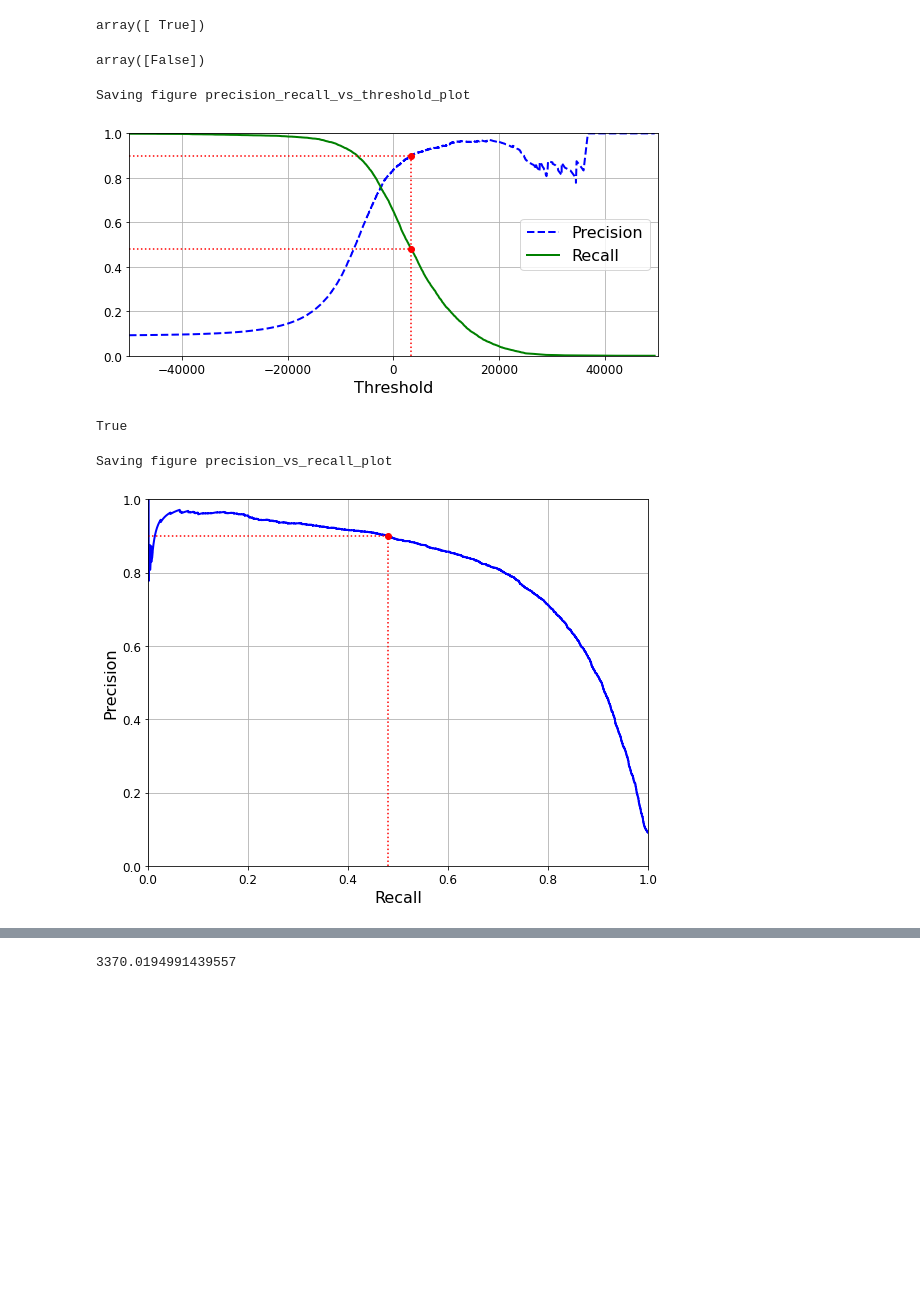
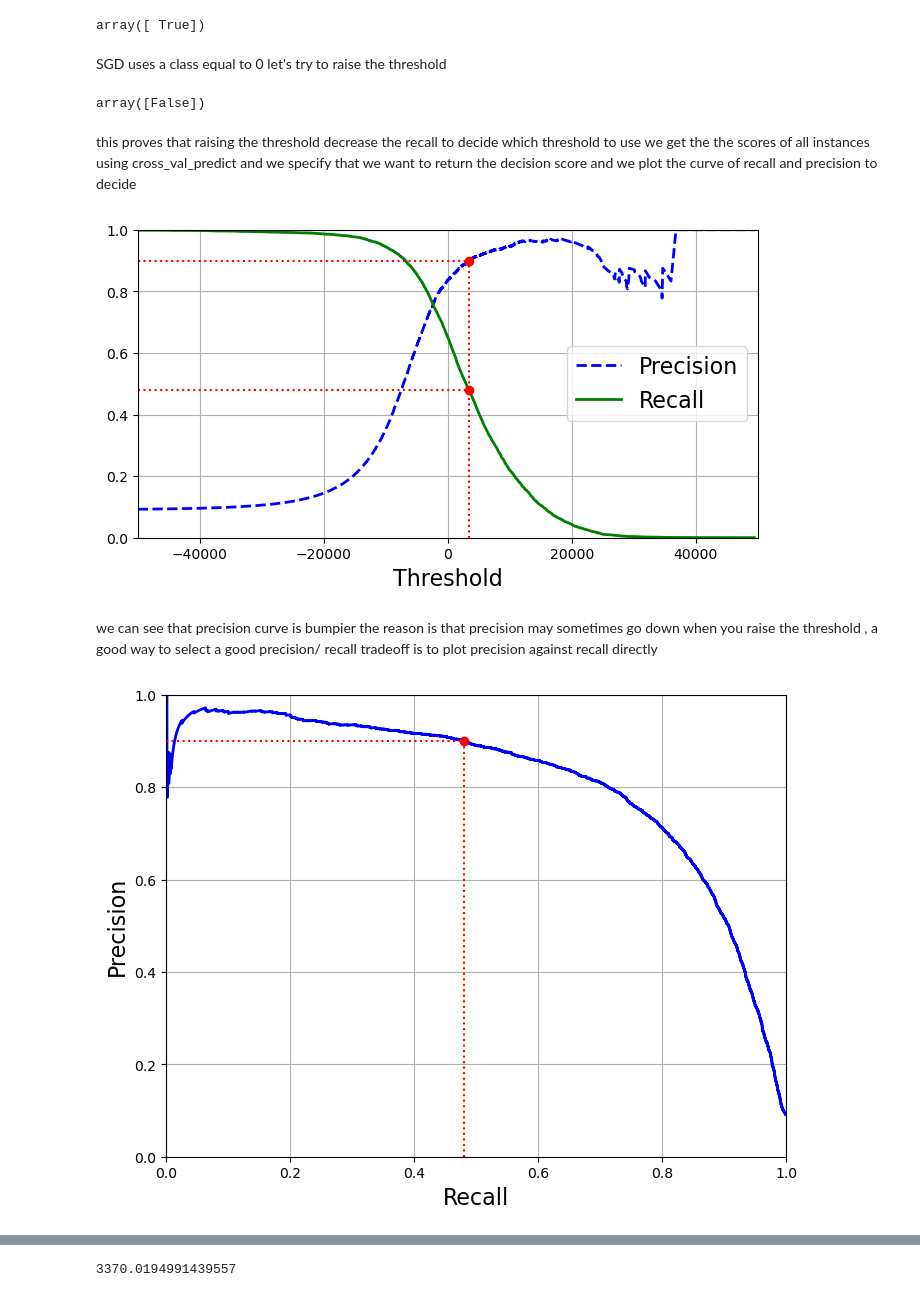
Before and after one commit to walidbet18/Digit-Classifier, a Jupyter notebook: Digit Classifier.ipynb, the cells around one changed output, grey strips where cells are left out. Saved outputs shown, nothing was run; the diff lists cells and outputs as text; code cells hidden in the pictures; blank space fills up the shorter version.

```diff
--- a/Digit Classifier.ipynb
+++ b/Digit Classifier.ipynb
@@ -107,7 +68,7 @@ y_test_5 = (y_test == 5)
 # %%
 from sklearn.linear_model import SGDClassifier
 
-sgd_clf = SGDClassifier(max_iter=1000, tol=1e-3, random_state=42)
+sgd_clf = SGDClassifier(random_state=42)
 sgd_clf.fit(X_train, y_train_5)
 # %% [output]
 SGDClassifier(random_state=42)
@@ -221,12 +174,17 @@ y_some_digit_pred = (y_scores > threshold)
 y_some_digit_pred
 # %% [output]
 array([ True])
+# %% [markdown]
+SGD uses a class equal to 0 let's try to raise the threshold
 # %%
 threshold = 8000
 y_some_digit_pred = (y_scores > threshold)
 y_some_digit_pred
 # %% [output]
 array([False])
+# %% [markdown]
+this proves that raising the threshold decrease the recall
+to decide which threshold to use we get the the scores of all instances using cross_val_predict and we specify that we want to return the decision score and we plot the curve of recall and precision to decide
 # %%
 y_scores = cross_val_predict(sgd_clf, X_train, y_train_5, cv=3,
                              method="decision_function")
@@ -237,34 +195,31 @@ precisions, recalls, thresholds = precision_recall_curve(y_train_5, y_scores)
 # %%
 def plot_precision_recall_vs_threshold(precisions, recalls, thresholds):
     plt.plot(thresholds, precisions[:-1], "b--", label="Precision", linewidth=2)
     plt.plot(thresholds, recalls[:-1], "g-", label="Recall", linewidth=2)
     plt.legend(loc="center right", fontsize=16) # Not shown in the book
     plt.xlabel("Threshold", fontsize=16)        # Not shown
     plt.grid(True)                              # Not shown
     plt.axis([-50000, 50000, 0, 1])             # Not shown
 
 
 
 recall_90_precision = recalls[np.argmax(precisions >= 0.90)]
 threshold_90_precision = thresholds[np.argmax(precisions >= 0.90)]
 
 
 plt.figure(figsize=(8, 4))                                                                  # Not shown
 plot_precision_recall_vs_threshold(precisions, recalls, thresholds)
 plt.plot([threshold_90_precision, threshold_90_precision], [0., 0.9], "r:")                 # Not shown
 plt.plot([-50000, threshold_90_precision], [0.9, 0.9], "r:")                                # Not shown
 plt.plot([-50000, threshold_90_precision], [recall_90_precision, recall_90_precision], "r:")# Not shown
 plt.plot([threshold_90_precision], [0.9], "ro")                                             # Not shown
 plt.plot([threshold_90_precision], [recall_90_precision], "ro")                             # Not shown
-save_fig("precision_recall_vs_threshold_plot")                                              # Not shown
 plt.show()
 # %% [output]
-Saving figure precision_recall_vs_threshold_plot
-[figure, old version]
+[figure, new version]
-# %%
-(y_train_pred == (y_scores > 0)).all()
-# %% [output]
-True
+# %% [markdown]
+we can see that precision curve is bumpier the reason is that precision may sometimes go down when you raise the threshold ,
+a good way to select a good precision/ recall tradeoff is to plot precision against recall directly
 # %%
 def plot_precision_vs_recall(precisions, recalls):
     plt.plot(recalls, precisions, "b-", linewidth=2)
@@ -278,8 +233,6 @@ plot_precision_vs_recall(precisions, recalls)
 plt.plot([recall_90_precision, recall_90_precision], [0., 0.9], "r:")
 plt.plot([0.0, recall_90_precision], [0.9, 0.9], "r:")
 plt.plot([recall_90_precision], [0.9], "ro")
-save_fig("precision_vs_recall_plot")
 plt.show()
 # %% [output]
-Saving figure precision_vs_recall_plot
-[figure, old version]
+[figure, new version]
```
Also changed, not shown: parts of 63 cells of this notebook.
